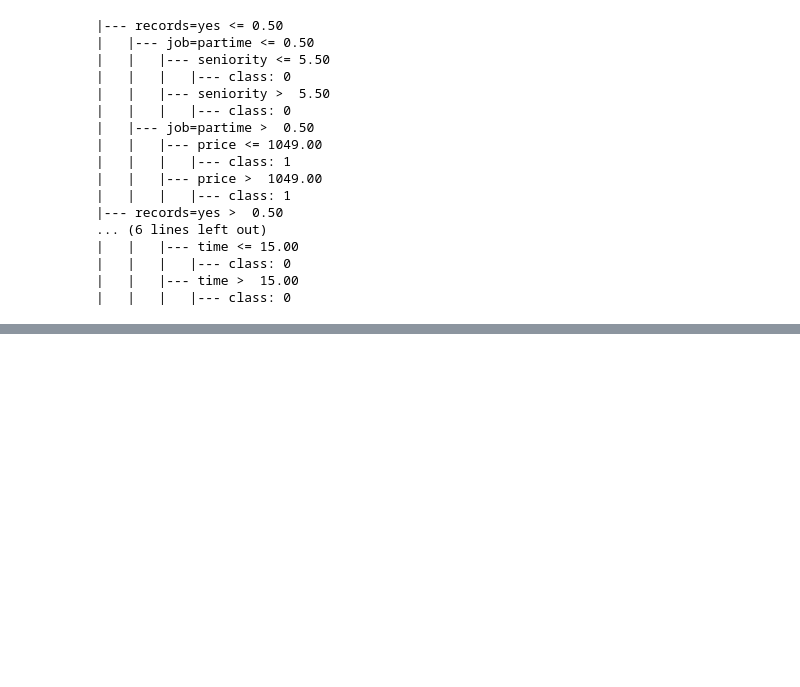
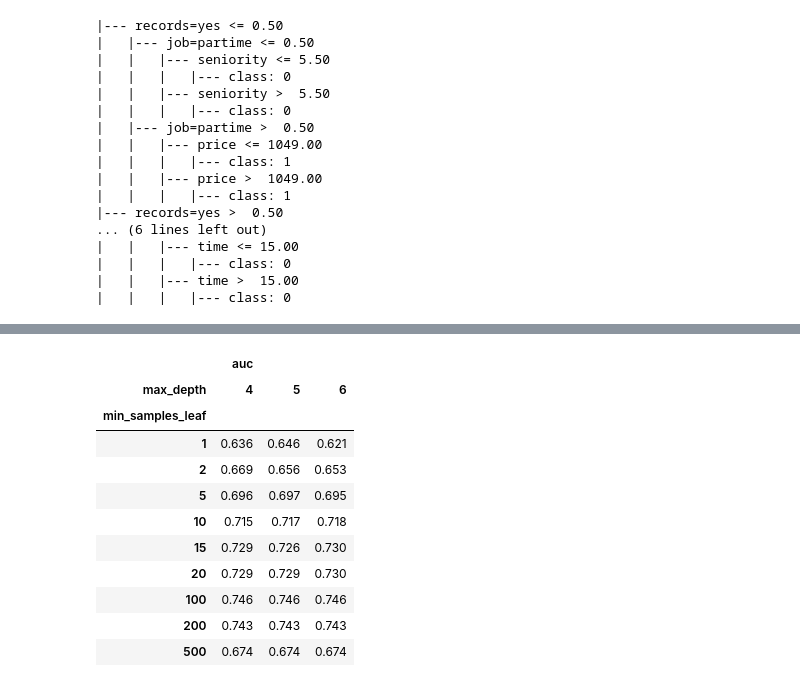
Before and after one commit to caro6852lq/ML-Zoomcamp-CaroVergara, a Jupyter notebook: 06-trees/06-trees.ipynb, the cells around one changed output, grey strips where cells are left out. Drawn from its saved outputs; the diff is of its cells as text; code cells hidden in the pictures; blank space fills up the shorter version.

```diff
--- a/06-trees/06-trees.ipynb
+++ b/06-trees/06-trees.ipynb
@@ -290,0 +348,17 @@ print(export_text(dt, feature_names=dv.get_feature_names_out()))
+# %%
+# index - rows
+df_scores_pivot = df_scores.pivot(index='min_samples_leaf', columns=['max_depth'], values=['auc'])
+df_scores_pivot.round(3)
+# %% [output]
+|  | auc |  |  |
+| max_depth | 4 | 5 | 6 |
+| min_samples_leaf |  |  |  |
+| 1 | 0.636 | 0.646 | 0.621 |
+| 2 | 0.669 | 0.656 | 0.653 |
+| 5 | 0.696 | 0.697 | 0.695 |
+| 10 | 0.715 | 0.717 | 0.718 |
+| 15 | 0.729 | 0.726 | 0.730 |
+| 20 | 0.729 | 0.729 | 0.730 |
+| 100 | 0.746 | 0.746 | 0.746 |
+| 200 | 0.743 | 0.743 | 0.743 |
+| 500 | 0.674 | 0.674 | 0.674 |
```
Also changed, not shown: parts of 11 cells of this notebook.
